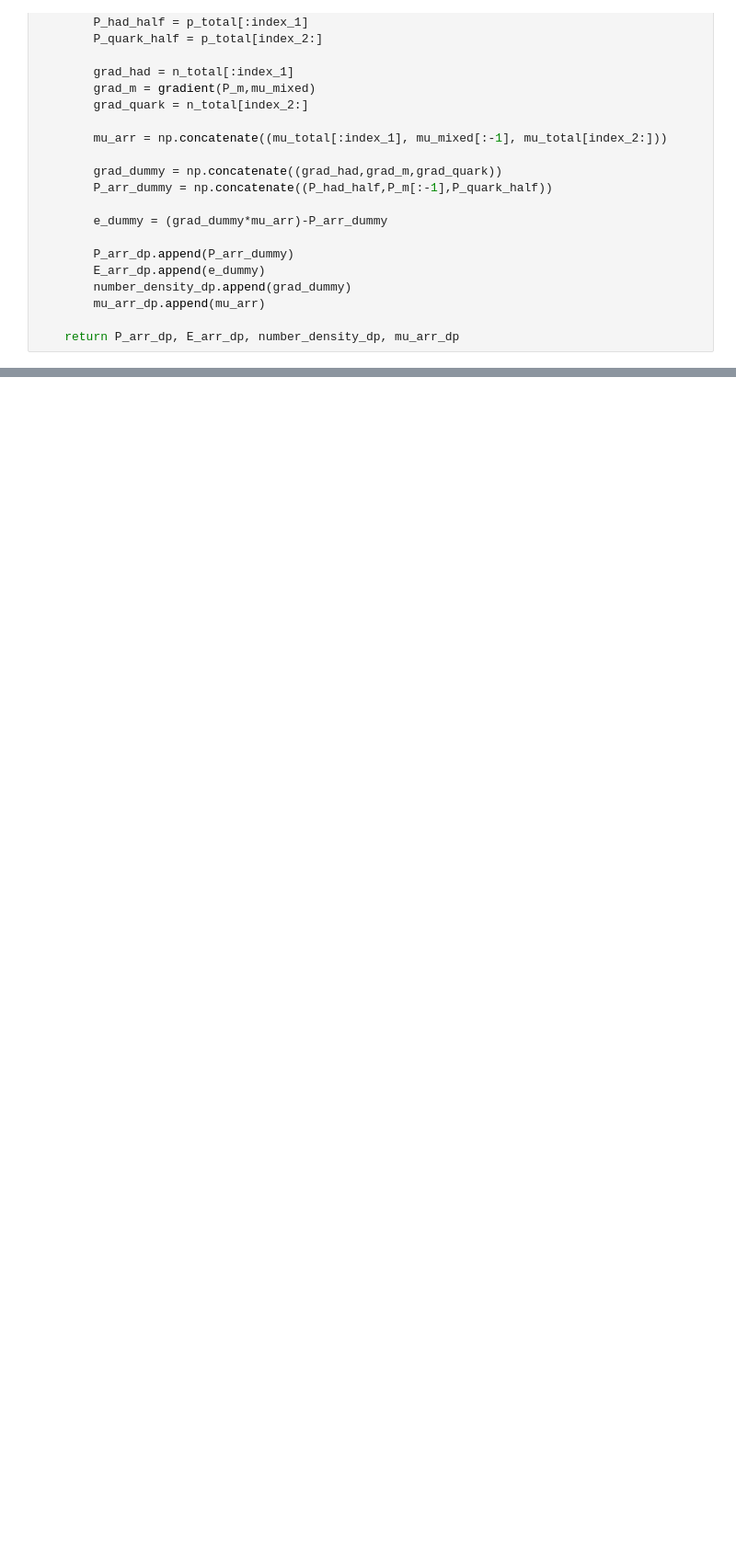
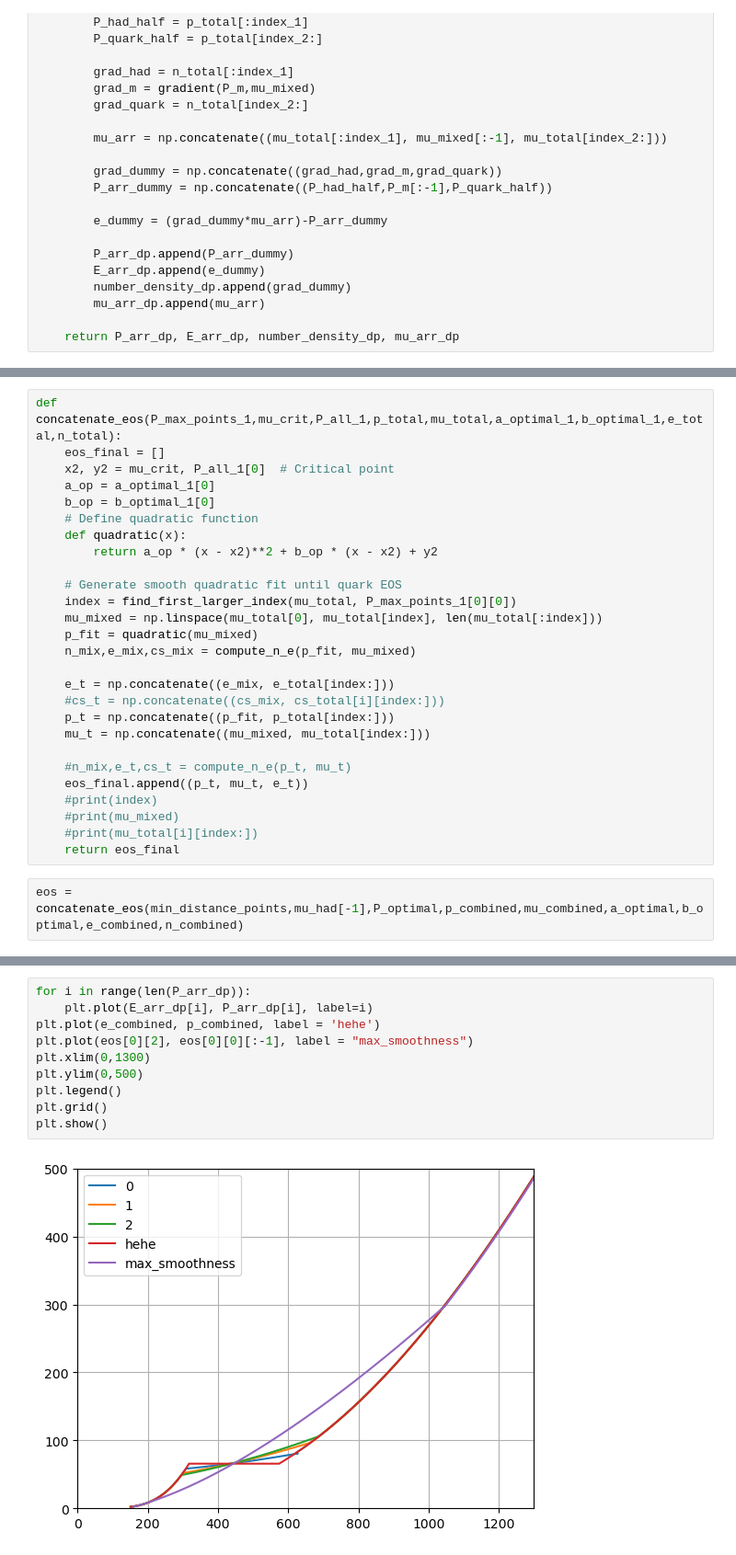
Before and after one commit to katta626/Phase_Transition, a Jupyter notebook: code/Relation_Codes/eos_mixed_phase.ipynb, the cells around one changed output, grey strips where cells are left out. Shown: that part at 92% size. Saved outputs shown, nothing was run; the diff lists cells and outputs as text; blank space fills up the shorter version.

```diff
--- a/code/Relation_Codes/eos_mixed_phase.ipynb
+++ b/code/Relation_Codes/eos_mixed_phase.ipynb
@@ -228,0 +338,29 @@ def max_smoothness_eos(pressure, mu, p_crit, mu_crit):
+# %%
+def concatenate_eos(P_max_points_1,mu_crit,P_all_1,p_total,mu_total,a_optimal_1,b_optimal_1,e_total,n_total):
+    eos_final = []
+    x2, y2 = mu_crit, P_all_1[0]  # Critical point
+    a_op = a_optimal_1[0]
+    b_op = b_optimal_1[0]
+    # Define quadratic function
+    def quadratic(x):
+        return a_op * (x - x2)**2 + b_op * (x - x2) + y2
+
+    # Generate smooth quadratic fit until quark EOS
+    index = find_first_larger_index(mu_total, P_max_points_1[0][0])
+    mu_mixed = np.linspace(mu_total[0], mu_total[index], len(mu_total[:index]))
+    p_fit = quadratic(mu_mixed)
+    n_mix,e_mix,cs_mix = compute_n_e(p_fit, mu_mixed)
+
+    e_t = np.concatenate((e_mix, e_total[index:]))
+    #cs_t = np.concatenate((cs_mix, cs_total[i][index:]))
+    p_t = np.concatenate((p_fit, p_total[index:]))
+    mu_t = np.concatenate((mu_mixed, mu_total[index:]))
+
+    #n_mix,e_t,cs_t = compute_n_e(p_t, mu_t)
+    eos_final.append((p_t, mu_t, e_t))
+    #print(index)
+    #print(mu_mixed)
+    #print(mu_total[i][index:])
+    return eos_final
+# %%
+eos = concatenate_eos(min_distance_points,mu_had[-1],P_optimal,p_combined,mu_combined,a_optimal,b_optimal,e_combined,n_combined)
@@ -228,0 +376,12 @@ def max_smoothness_eos(pressure, mu, p_crit, mu_crit):
+# %%
+for i in range(len(P_arr_dp)):
+    plt.plot(E_arr_dp[i], P_arr_dp[i], label=i)
+plt.plot(e_combined, p_combined, label = 'hehe')
+plt.plot(eos[0][2], eos[0][0][:-1], label = "max_smoothness")
+plt.xlim(0,1300)
+plt.ylim(0,500)
+plt.legend()
+plt.grid()
+plt.show()
+# %% [output]
+[figure, added]
```
Also changed, not shown: parts of 13 cells of this notebook, 2 other files.
